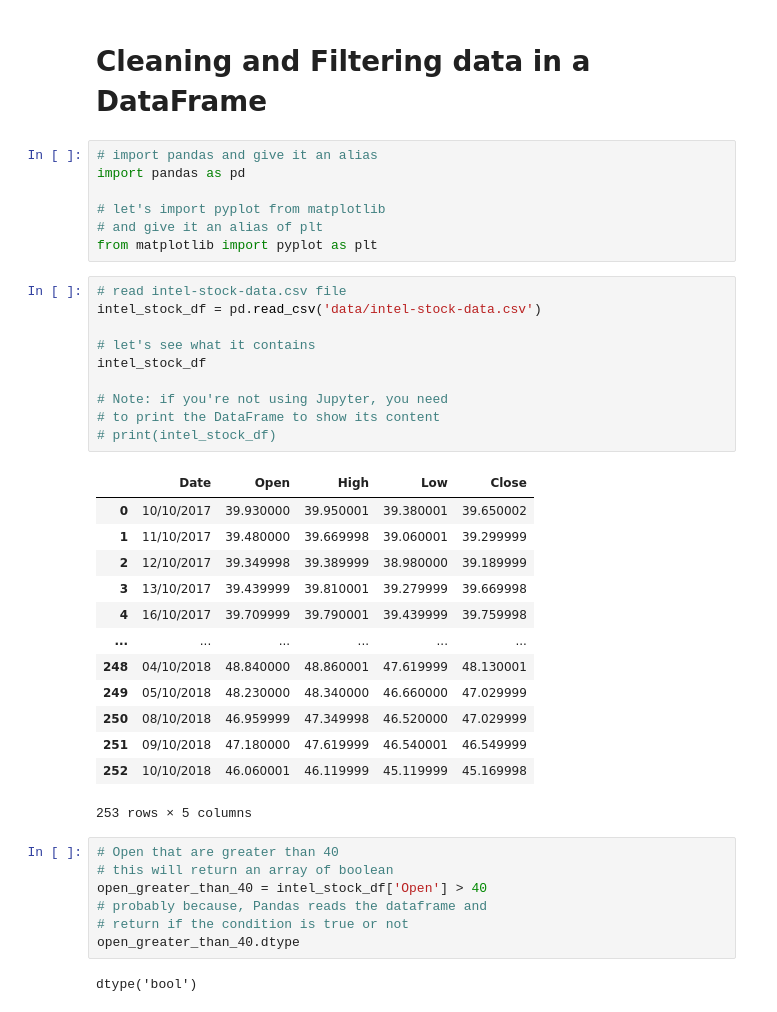
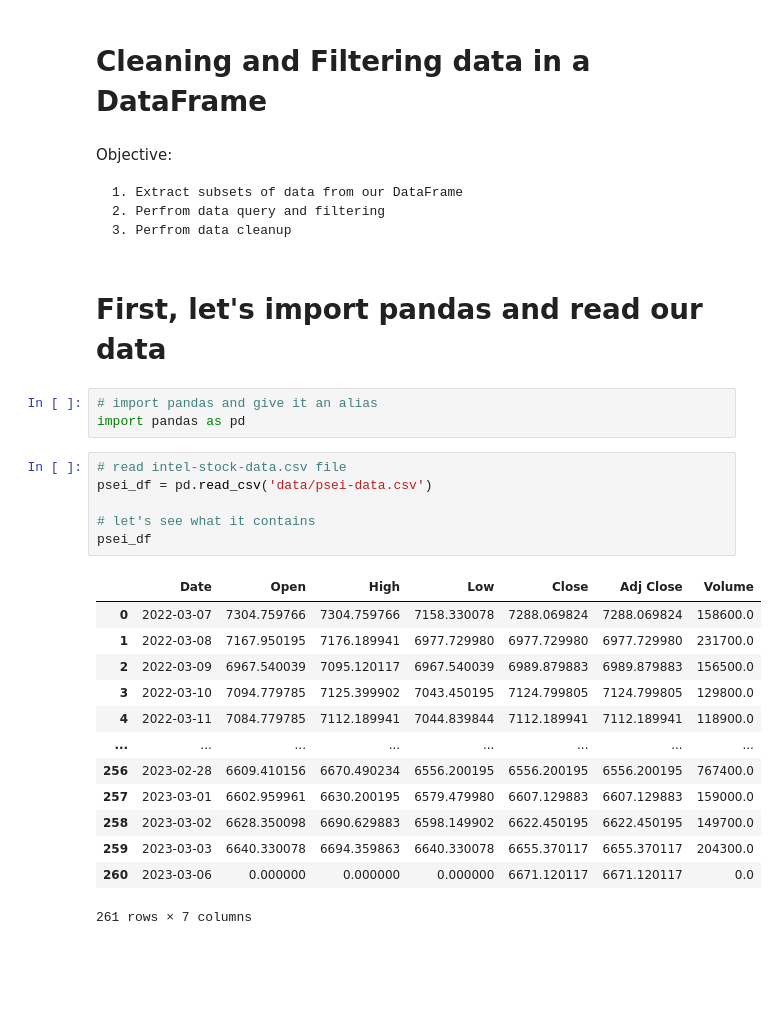
Before and after one commit to moisescujardo/python-projects, a Jupyter notebook: data-science-projects/learning_python_pandas_two_cleaning_and_filtering_data_and_simple_plot_customization.ipynb, the cells around one changed output. Saved outputs shown, nothing was run; the diff lists cells and outputs as text; blank space fills up the shorter version.

Commit message:
added pandas deep dive notebook

```diff
--- a/data-science-projects/learning_python_pandas_two_cleaning_and_filtering_data_and_simple_plot_customization.ipynb
+++ b/data-science-projects/learning_python_pandas_two_cleaning_and_filtering_data_and_simple_plot_customization.ipynb
@@ -1,42 +1,33 @@
 # %% [markdown]
 # Cleaning and Filtering data in a DataFrame
+# %% [markdown]
+Objective:
+
+    1. Extract subsets of data from our DataFrame
+    2. Perfrom data query and filtering
+    3. Perfrom data cleanup
+# %% [markdown]
+# First, let's import pandas and read our data
 # %%
 # import pandas and give it an alias
 import pandas as pd
-
-# let's import pyplot from matplotlib
-# and give it an alias of plt
-from matplotlib import pyplot as plt
 # %%
 # read intel-stock-data.csv file
-intel_stock_df = pd.read_csv('data/intel-stock-data.csv')
+psei_df = pd.read_csv('data/psei-data.csv')
 
 # let's see what it contains
-intel_stock_df
-
-# Note: if you're not using Jupyter, you need
-# to print the DataFrame to show its content
-# print(intel_stock_df)
+psei_df
 # %% [output]
-|  | Date | Open | High | Low | Close |
-| 0 | 10/10/2017 | 39.930000 | 39.950001 | 39.380001 | 39.650002 |
-| 1 | 11/10/2017 | 39.480000 | 39.669998 | 39.060001 | 39.299999 |
-| 2 | 12/10/2017 | 39.349998 | 39.389999 | 38.980000 | 39.189999 |
-| 3 | 13/10/2017 | 39.439999 | 39.810001 | 39.279999 | 39.669998 |
-| 4 | 16/10/2017 | 39.709999 | 39.790001 | 39.439999 | 39.759998 |
-| ... | ... | ... | ... | ... | ... |
-| 248 | 04/10/2018 | 48.840000 | 48.860001 | 47.619999 | 48.130001 |
-| 249 | 05/10/2018 | 48.230000 | 48.340000 | 46.660000 | 47.029999 |
-| 250 | 08/10/2018 | 46.959999 | 47.349998 | 46.520000 | 47.029999 |
-| 251 | 09/10/2018 | 47.180000 | 47.619999 | 46.540001 | 46.549999 |
-| 252 | 10/10/2018 | 46.060001 | 46.119999 | 45.119999 | 45.169998 |
+|  | Date | Open | High | Low | Close | Adj Close | Volume |
+| 0 | 2022-03-07 | 7304.759766 | 7304.759766 | 7158.330078 | 7288.069824 | 7288.069824 | 158600.0 |
+| 1 | 2022-03-08 | 7167.950195 | 7176.189941 | 6977.729980 | 6977.729980 | 6977.729980 | 231700.0 |
+| 2 | 2022-03-09 | 6967.540039 | 7095.120117 | 6967.540039 | 6989.879883 | 6989.879883 | 156500.0 |
+| 3 | 2022-03-10 | 7094.779785 | 7125.399902 | 7043.450195 | 7124.799805 | 7124.799805 | 129800.0 |
+| 4 | 2022-03-11 | 7084.779785 | 7112.189941 | 7044.839844 | 7112.189941 | 7112.189941 | 118900.0 |
+| ... | ... | ... | ... | ... | ... | ... | ... |
+| 256 | 2023-02-28 | 6609.410156 | 6670.490234 | 6556.200195 | 6556.200195 | 6556.200195 | 767400.0 |
+| 257 | 2023-03-01 | 6602.959961 | 6630.200195 | 6579.479980 | 6607.129883 | 6607.129883 | 159000.0 |
+| 258 | 2023-03-02 | 6628.350098 | 6690.629883 | 6598.149902 | 6622.450195 | 6622.450195 | 149700.0 |
+| 259 | 2023-03-03 | 6640.330078 | 6694.359863 | 6640.330078 | 6655.370117 | 6655.370117 | 204300.0 |
+| 260 | 2023-03-06 | 0.000000 | 0.000000 | 0.000000 | 6671.120117 | 6671.120117 | 0.0 |
-253 rows × 5 columns
+261 rows × 7 columns
-# %%
-# Open that are greater than 40
-# this will return an array of boolean
-open_greater_than_40 = intel_stock_df['Open'] > 40
-# probably because, Pandas reads the dataframe and
-# return if the condition is true or not
-open_greater_than_40.dtype
-# %% [output]
-dtype('bool')
```
Also changed, not shown: parts of 10 cells of this notebook, 4 other files.
